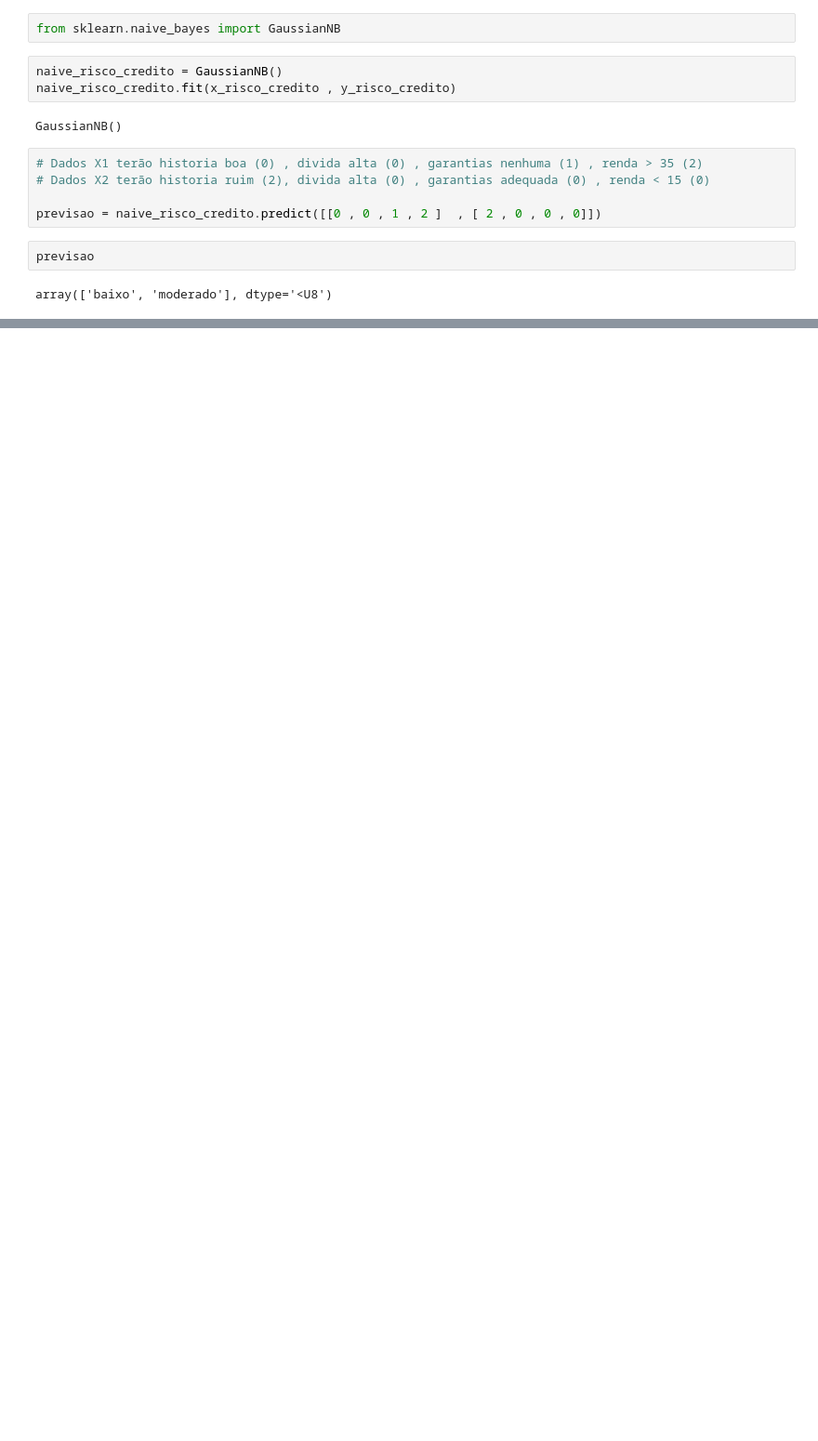
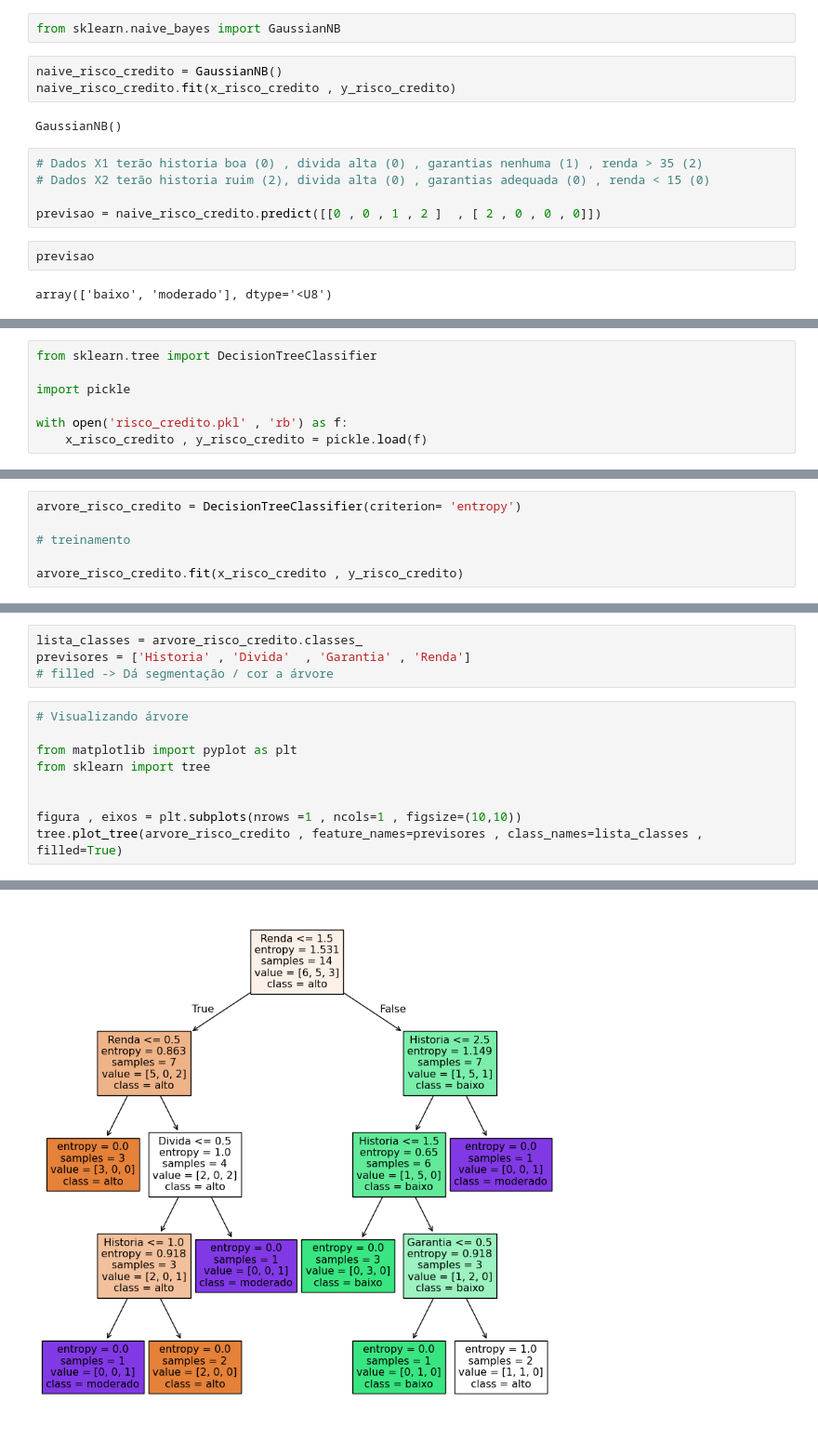
Before and after one commit to caio-lelis/Inteligencia-artificial-de-A-a-Z-Udemy, a Jupyter notebook: risco_credito.ipynb, the cells around one changed output, grey strips where cells are left out. Shown: that part at 93% size. Cells and saved outputs as stored; diff of their text form; blank space fills up the shorter version.

```diff
--- a/risco_credito.ipynb
+++ b/risco_credito.ipynb
@@ -99,0 +102,7 @@ array([0.42857143, 0.35714286, 0.21428571])
+# %%
+from sklearn.tree import DecisionTreeClassifier
+
+import pickle
+
+with open('risco_credito.pkl' , 'rb') as f:
+    x_risco_credito , y_risco_credito = pickle.load(f)
@@ -99,0 +132,6 @@ array([0.42857143, 0.35714286, 0.21428571])
+# %%
+arvore_risco_credito = DecisionTreeClassifier(criterion= 'entropy')
+
+# treinamento
+
+arvore_risco_credito.fit(x_risco_credito , y_risco_credito)
@@ -99,0 +144,14 @@ array([0.42857143, 0.35714286, 0.21428571])
+# %%
+lista_classes = arvore_risco_credito.classes_
+previsores = ['Historia' , 'Divida'  , 'Garantia' , 'Renda']
+# filled -> Dá segmentação / cor a árvore
+# %%
+# Visualizando árvore
+
+from matplotlib import pyplot as plt
+from sklearn import tree
+
+
+figura , eixos = plt.subplots(nrows =1 , ncols=1 , figsize=(10,10))
+tree.plot_tree(arvore_risco_credito , feature_names=previsores , class_names=lista_classes , filled=True)
+# %% [output]
@@ -99,0 +175 @@ array([0.42857143, 0.35714286, 0.21428571])
+[figure, added]
```
Also changed, not shown: parts of 11 cells of this notebook, 5 other files.
